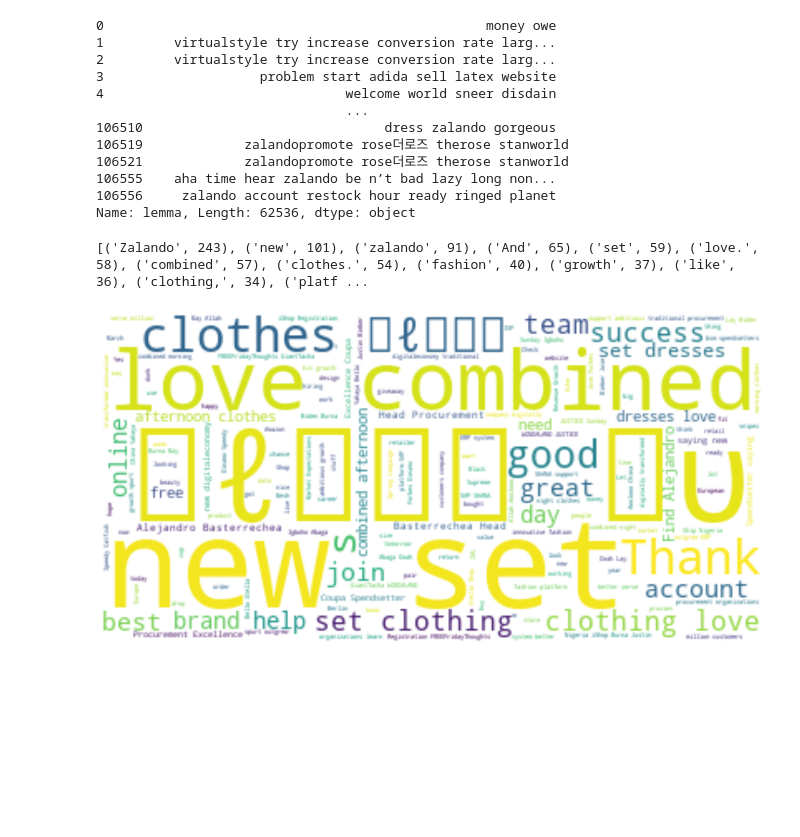
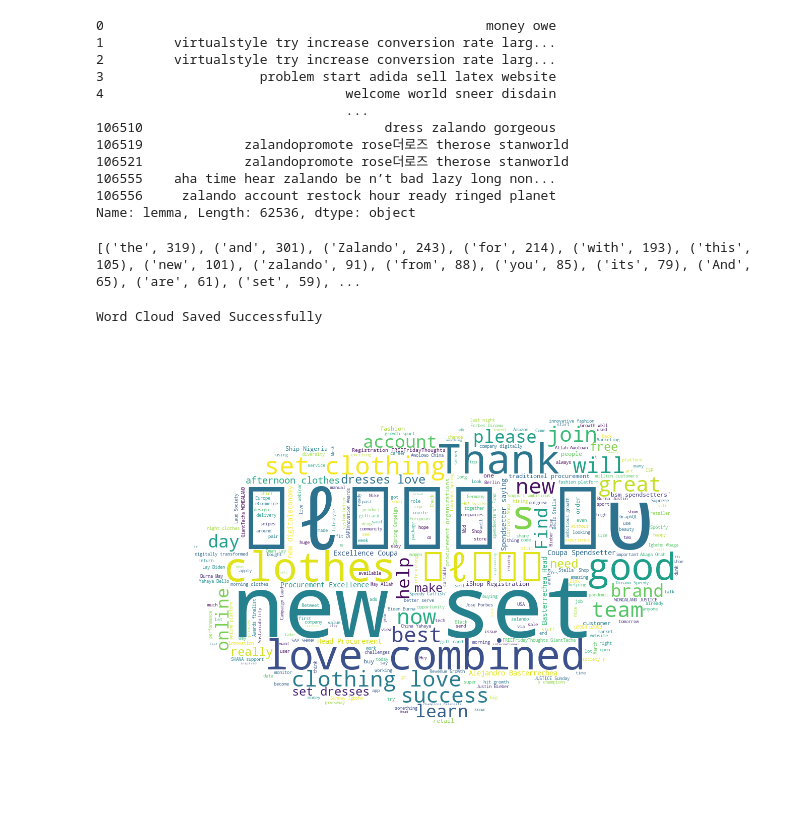
Before and after one commit to C-JoGit/Zalando_Analytics_HWR_BIPM, a Jupyter notebook: 4. Filtering bot-related tweets.ipynb, the cells around one changed output. Saved outputs shown, nothing was run; the diff lists cells and outputs as text; code cells hidden in the pictures; blank space fills up the shorter version.

Commit message:
de bot related tweets analysis

```diff
--- a/4. Filtering bot-related tweets.ipynb
+++ b/4. Filtering bot-related tweets.ipynb
@@ -39,7 +39,7 @@ def classify_bots(df):
     #collect all the account names related to bots and scripts
     names = []
     pat = r'(bot\s|script|bot_)'
-    for name in data.name.unique():
+    for name in df.name.unique():
         match = re.findall(pat, name, re.IGNORECASE)
         if len(match) > 0:
             names.append(name)
@@ -212,16 +210,23 @@ str_pos_zalando = remove_stopwords(str_pos_zalando)
 # %%
 counts = nltk.FreqDist(str_pos_zalando.split())
 #Get 50 Most Common Words
-print(counts.most_common(50))
+print(counts.most_common(100))
 # %% [output]
-[('Zalando', 243), ('new', 101), ('zalando', 91), ('And', 65), ('set', 59), ('love.', 58), ('combined', 57), ('clothes.', 54), ('fashion', 40), ('growth', 37), ('like', 36), ('clothing,', 34), ('platf ...
+[('the', 319), ('and', 301), ('Zalando', 243), ('for', 214), ('with', 193), ('this', 105), ('new', 101), ('zalando', 91), ('from', 88), ('you', 85), ('its', 79), ('And', 65), ('are', 61), ('set', 59), ...
-# %%
-stopwords = set(STOPWORDS)
-stopwords.update(["boohoo", "asos",'zalando', 'face'])
-plt.figure(figsize=(20,20))
-wordcloud = WordCloud(stopwords=stopwords, background_color="white").generate(str_pos_zalando)
-plt.imshow(wordcloud, interpolation='bilinear')
-plt.axis("off")
-plt.show()
-# %% [output]
-[figure, removed]
+# %%
+# Function to create a wordcloud
+def create_wordcloud(tweet, path='data_n_models\wc_pos.png'):
+    """ this function takes in two arguments, the path to save the file and the tweet"""
+    mask = np.array(Image.open("data_n_models\cloud.png"))
+    stopwords = set(STOPWORDS)
+    stopwords.update(["boohoo", "asos",'Zalando'])
+    wc = WordCloud(background_color='white', mask = mask, max_words=300, stopwords=stopwords, repeat=True)
+    wc.generate(str(tweet))
+    wc.to_file(path)
+    print('Word Cloud Saved Successfully')
+    display(Image.open(path))
+#Creating wordcloud for all tweets
+create_wordcloud(pos_zalando['clean_vader'].values)
+# %% [output]
+Word Cloud Saved Successfully
+[figure, added]
```
Also changed, not shown: parts of 10 cells of this notebook, 3 other files.
